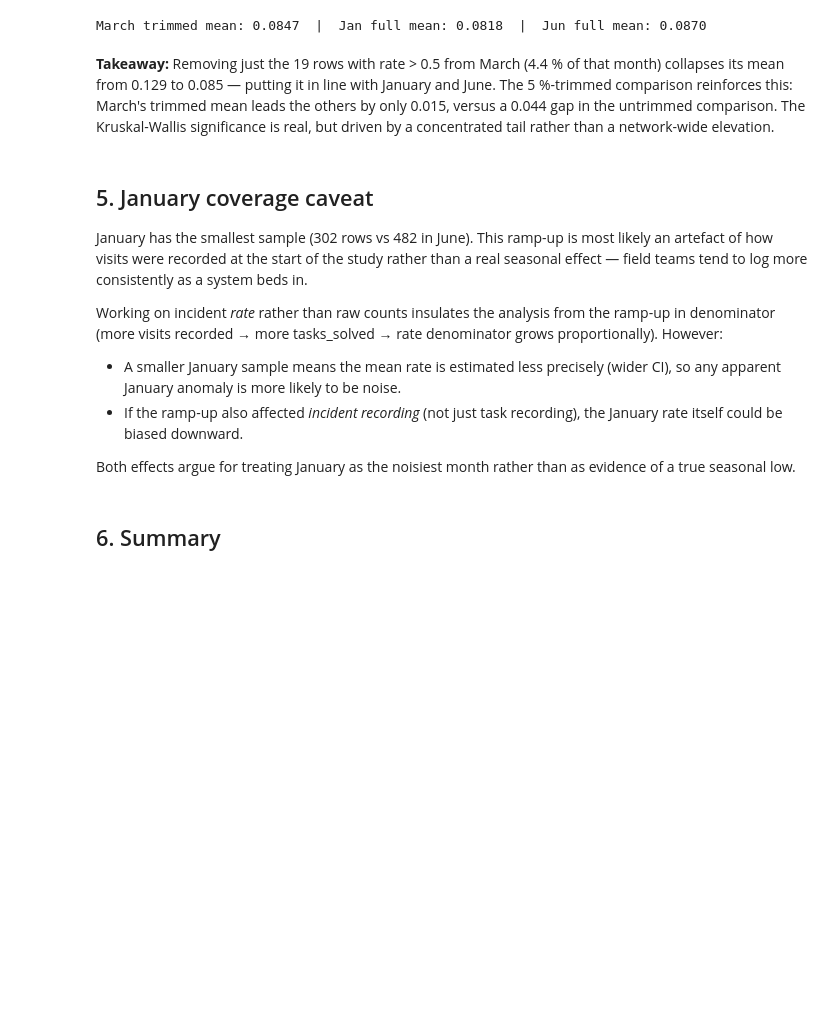
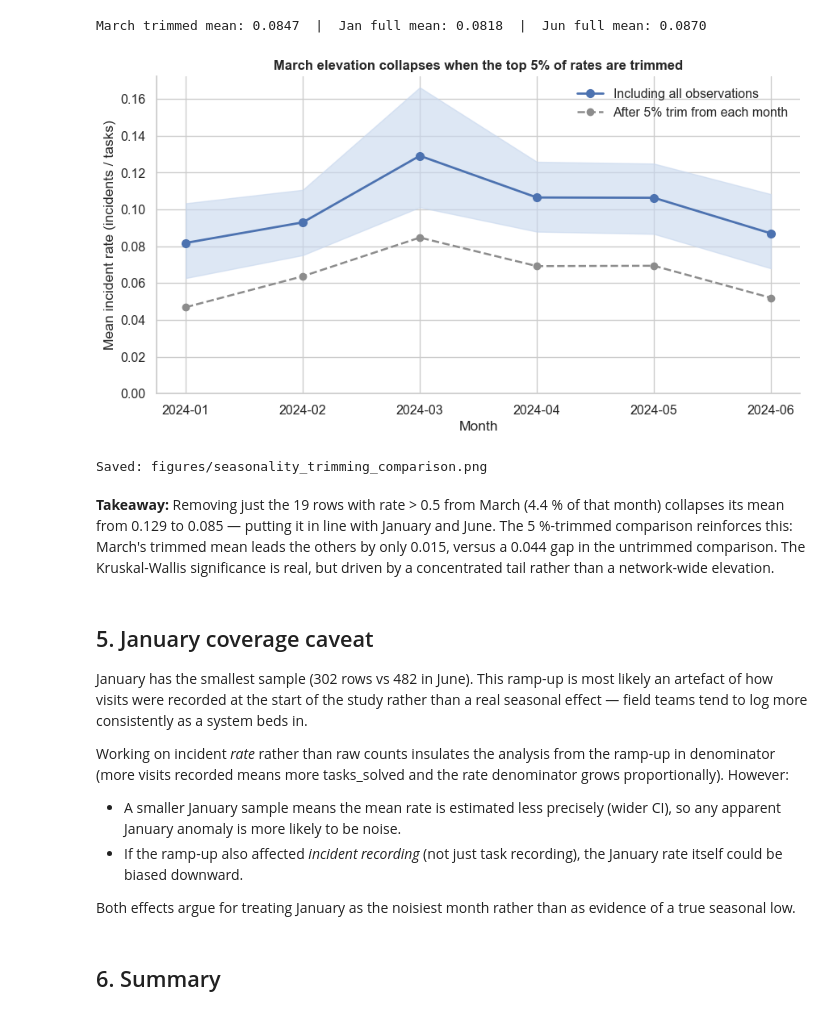
Before and after one commit to Carlynn16/ev-charging-maintenance-optimization, a Jupyter notebook: notebooks/04_seasonality_analysis.ipynb, the cells around one changed output. Saved outputs shown, nothing was run; the diff lists cells and outputs as text; code cells hidden in the pictures; blank space fills up the shorter version.

```diff
--- a/notebooks/04_seasonality_analysis.ipynb
+++ b/notebooks/04_seasonality_analysis.ipynb
@@ -208,6 +208,21 @@ Table 3. Untrimmed vs 5%-trimmed monthly means
 | 4 | 2024-05 | 442 | 15 | 3.4% | 0.1063 | 0.0694 | -0.0369 |
 | 5 | 2024-06 | 482 | 11 | 2.3% | 0.0870 | 0.0520 | -0.0349 |
 March trimmed mean: 0.0847  |  Jan full mean: 0.0818  |  Jun full mean: 0.0870
+# %%
+# Build the two DataFrames the helper expects.
+untrimmed_df = summary.rename(columns={"mean_rate": "untrimmed_mean"})
+trimmed_df   = tail_df[["month", "trimmed_mean_p95"]]
+
+fig, ax = plt.subplots(figsize=(9, 5))
+plot_monthly_rate_comparison(untrimmed_df, trimmed_df, ax=ax)
+
+fig.tight_layout()
+fig.savefig("figures/seasonality_trimming_comparison.png")
+plt.show()
+print("Saved: figures/seasonality_trimming_comparison.png")
+# %% [output]
+[figure, added]
+Saved: figures/seasonality_trimming_comparison.png
 # %% [markdown]
 **Takeaway:** Removing just the 19 rows with rate > 0.5 from March (4.4 % of
 that month) collapses its mean from 0.129 to 0.085 — putting it in line with
@@ -224,8 +239,8 @@ than a real seasonal effect — field teams tend to log more consistently as a
 system beds in.
 
 Working on incident *rate* rather than raw counts insulates the analysis from
-the ramp-up in denominator (more visits recorded → more tasks_solved → rate
-denominator grows proportionally). However:
+the ramp-up in denominator (more visits recorded means more tasks_solved and the
+rate denominator grows proportionally). However:
 
 - A smaller January sample means the mean rate is estimated less precisely
   (wider CI), so any apparent January anomaly is more likely to be noise.
```
Also changed, not shown: parts of 4 cells of this notebook, 3 other files.
